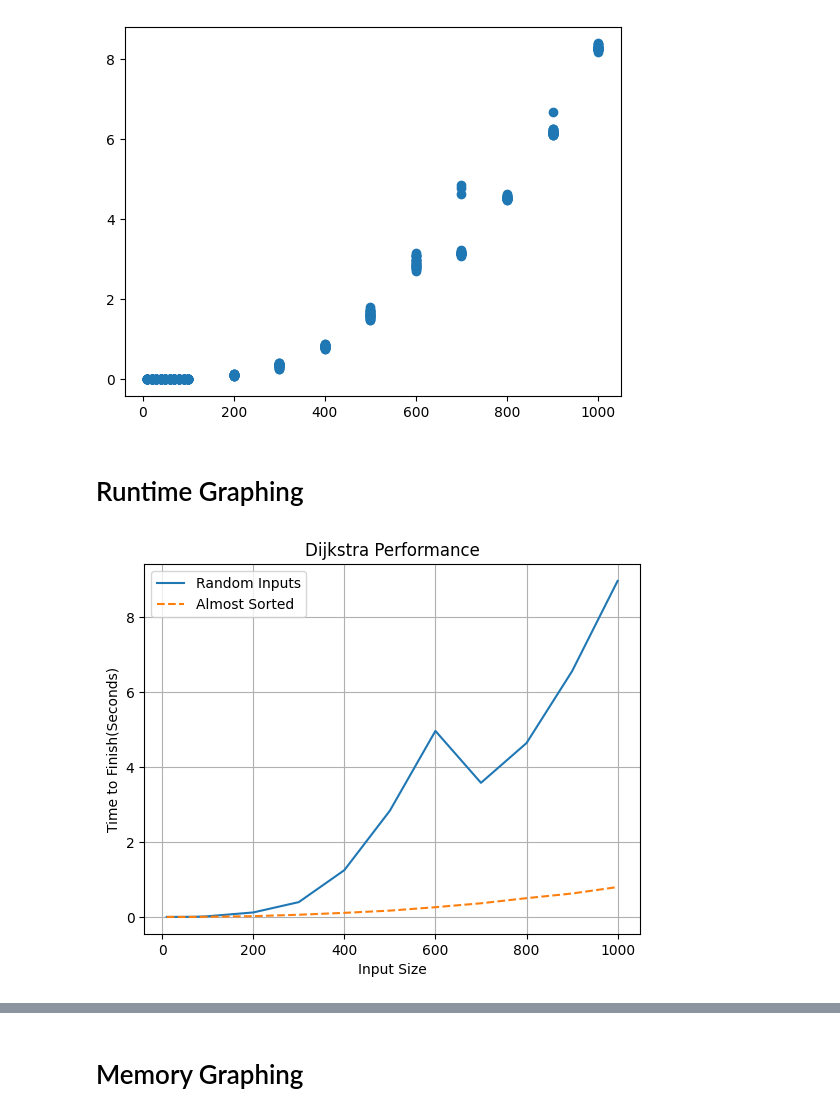
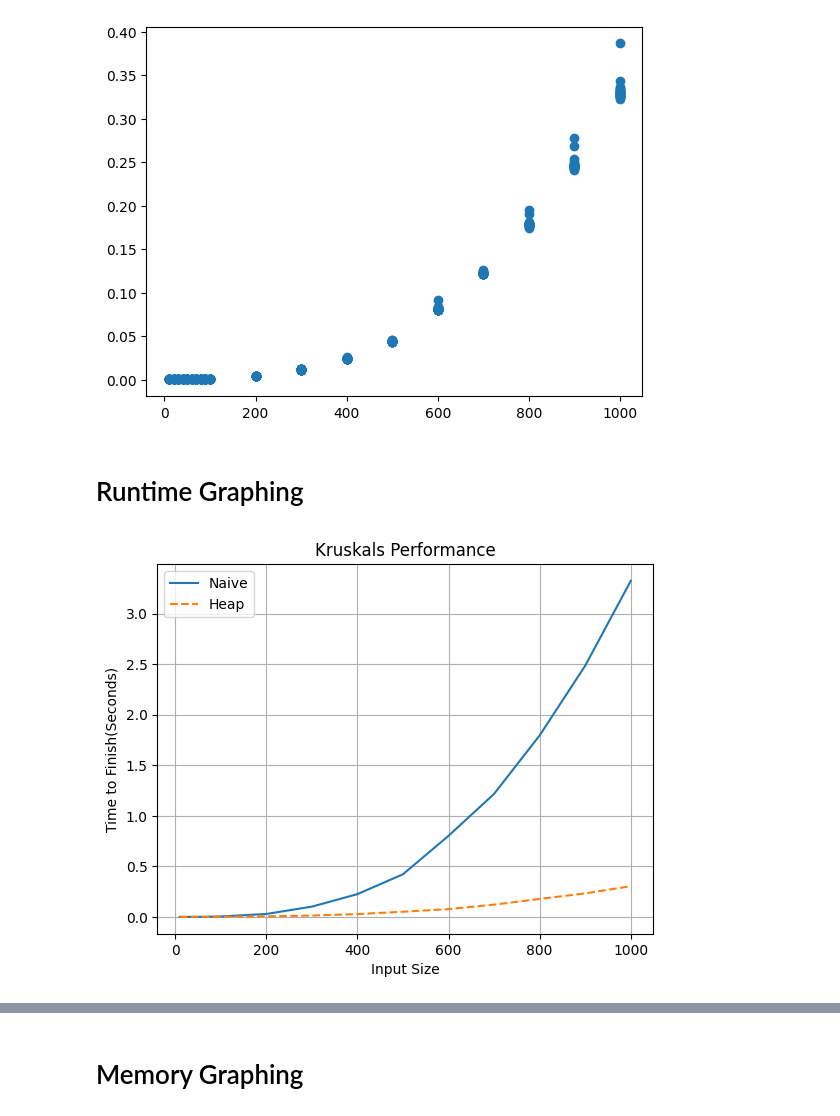
Before and after one commit to ChrisRafnson/OPER628_Capstone, a Jupyter notebook: graph_visualizer.ipynb, the cells around one changed output, grey strips where cells are left out. Saved outputs shown, nothing was run; the diff lists cells and outputs as text; code cells hidden in the pictures.

```diff
--- a/graph_visualizer.ipynb
+++ b/graph_visualizer.ipynb
@@ -2,8 +2,8 @@
 import pandas as pd
 import matplotlib.pyplot as plt
 import numpy as np
-df_naive = pd.read_csv("data/naive_prims_runtime.csv")
-df_improved = pd.read_csv("data/heap_prims_runtime.csv")
+df_naive = pd.read_csv("graph_data/naive_kruskals_runtime.csv")
+df_improved = pd.read_csv("graph_data/improved_kruskals_runtime.csv")
 
 # df_naive = pd.read_csv("data/naive_kruskals_runtime.csv")
 # df_improved = pd.read_csv("data/improved_kruskals_runtime.csv")
@@ -14,21 +14,21 @@ group2 = df_improved.groupby('Input Size')['1.0'].mean()
 plt.scatter(df_naive['Input Size'], df_naive['0.1'])
 plt.show()
 # %% [output]
-[figure, old version]
+[figure, new version]
 # %% [markdown]
 # Runtime Graphing
 # %%
-plt.plot(group1, label="Random Inputs", linestyle = '-')
-plt.plot(group2, label="Almost Sorted", linestyle = '--')
+plt.plot(group1, label="Naive", linestyle = '-')
+plt.plot(group2, label="Heap", linestyle = '--')
 
-plt.title('Dijkstra Performance')
+plt.title('Kruskals Performance')
 plt.xlabel('Input Size')
 plt.ylabel('Time to Finish(Seconds)')
 plt.legend()
 plt.grid(True)
 plt.show()
 # %% [output]
-[figure, old version]
+[figure, new version]
 # %%
 # Create a new DataFrame from the group object
 df = group1.reset_index()
```
Also changed, not shown: parts of 2 cells of this notebook, 6 other files.
